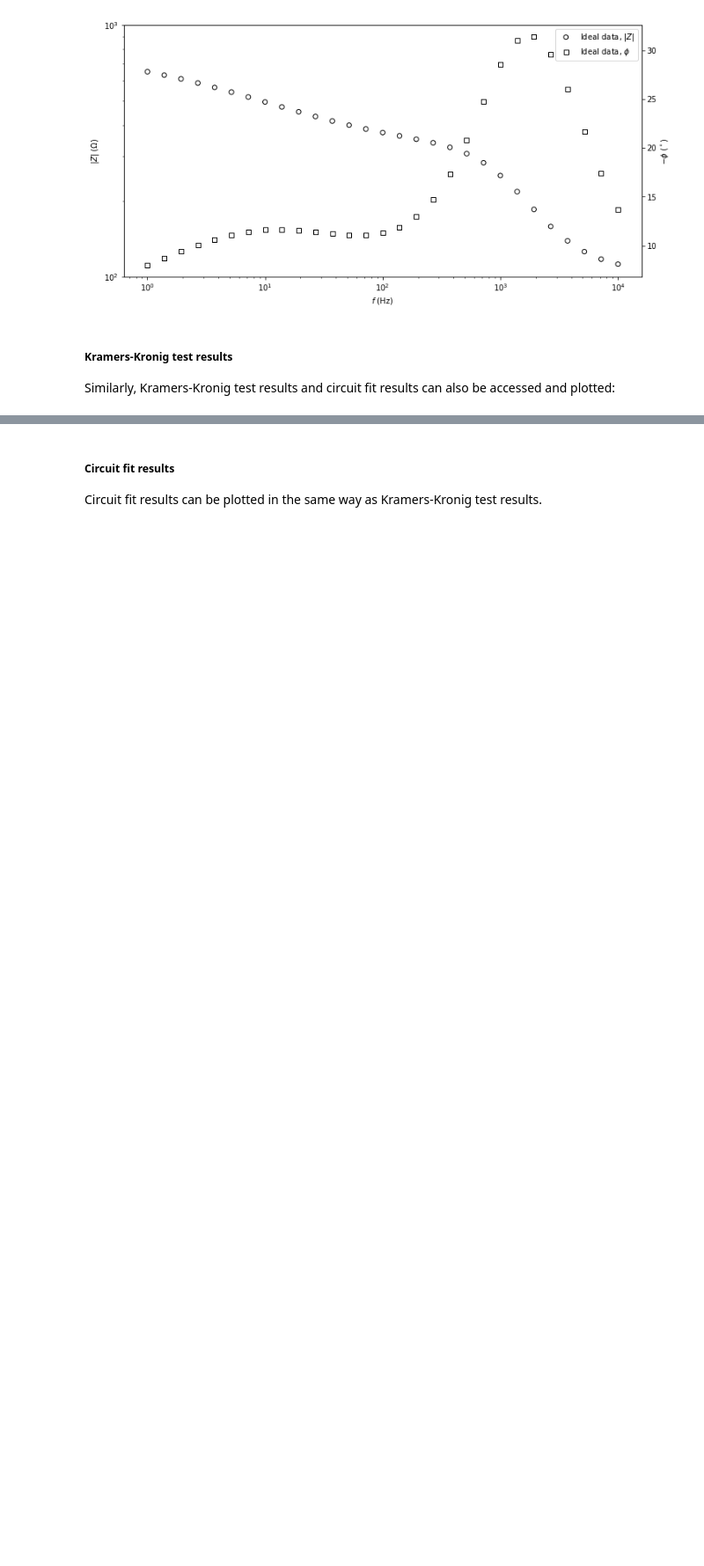
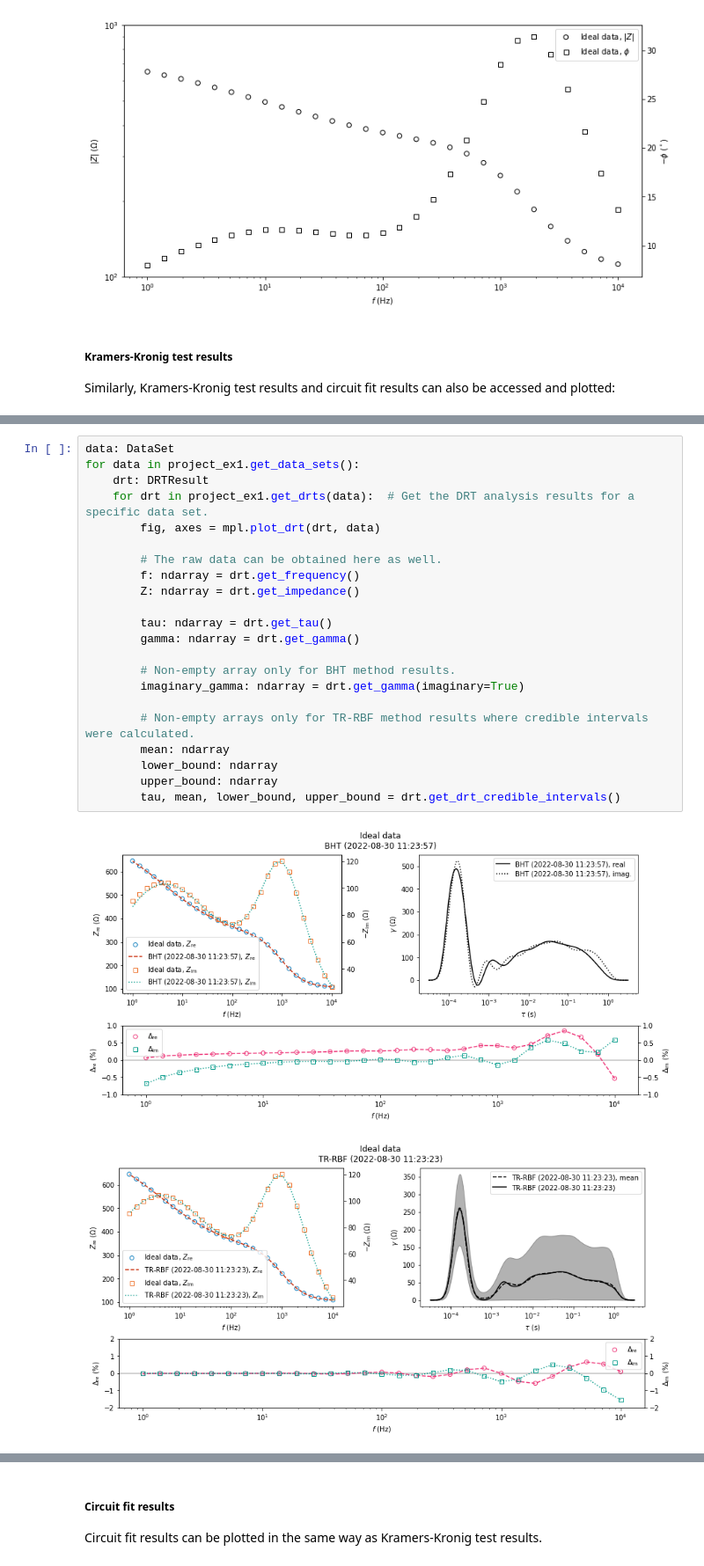
Before and after one commit to vyrjana/DearEIS, a Jupyter notebook: examples/examples.ipynb, the cells around one changed output, grey strips where cells are left out. Shown at 88% size. Saved outputs shown, nothing was run; the diff lists cells and outputs as text; blank space fills up the shorter version.

```diff
--- a/examples/examples.ipynb
+++ b/examples/examples.ipynb
@@ -138,0 +152,25 @@ for data in project_ex1.get_data_sets():
+# %%
+data: DataSet
+for data in project_ex1.get_data_sets():
+    drt: DRTResult
+    for drt in project_ex1.get_drts(data):  # Get the DRT analysis results for a specific data set.
+        fig, axes = mpl.plot_drt(drt, data)
+
+        # The raw data can be obtained here as well.
+        f: ndarray = drt.get_frequency()
+        Z: ndarray = drt.get_impedance()
+
+        tau: ndarray = drt.get_tau()
+        gamma: ndarray = drt.get_gamma()
+
+        # Non-empty array only for BHT method results.
+        imaginary_gamma: ndarray = drt.get_gamma(imaginary=True)
+
+        # Non-empty arrays only for TR-RBF method results where credible intervals were calculated.
+        mean: ndarray
+        lower_bound: ndarray
+        upper_bound: ndarray
+        tau, mean, lower_bound, upper_bound = drt.get_drt_credible_intervals()
+# %% [output]
+[figure, added]
+[figure, added]
```
Also changed, not shown: parts of 19 cells of this notebook, 17 other files.
